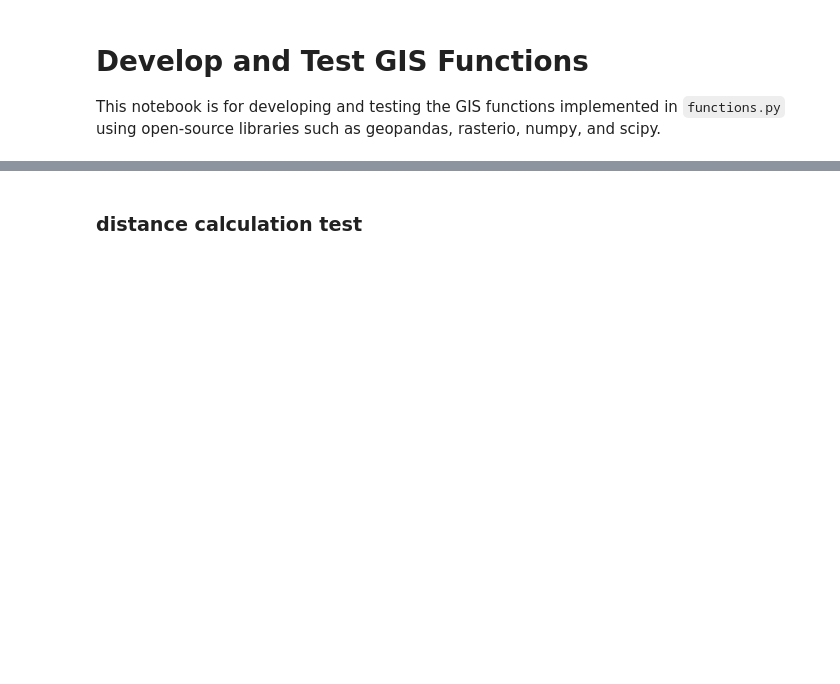
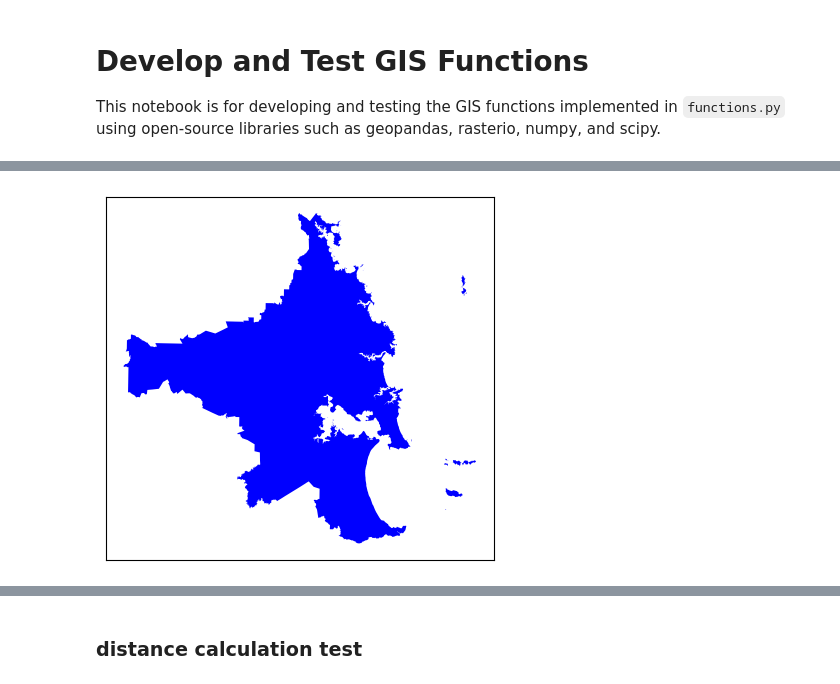
Before and after one commit to landyking/site-analyzer, a Jupyter notebook: experiments/gistest.ipynb, the cells around one changed output, grey strips where cells are left out. Drawn from its saved outputs; the diff is of its cells as text; code cells hidden in the pictures; blank space fills up the shorter version.

```diff
--- a/experiments/gistest.ipynb
+++ b/experiments/gistest.ipynb
@@ -47,10 +56,12 @@ print(tools.version)
 # %%
 # extract a specific district (e.g., '002') from the territorial authority shapefile
 input_shp=f'{root_dir}/test-data/statsnz-territorial-authority-2025-clipped-SHP/territorial-authority-2025-clipped.shp'
 output_shp=f'{root_dir}/output-data/district.shp'
 fs.RPL_Select_analysis(
     input_shp=input_shp,
     output_shp=output_shp,
-    conditions_expression=f"TA2025_V1_ == '001'"
+    conditions_expression=f"TA2025_V1_ == '002'"
 )
 tools.show_shapefile_plot(output_shp)
+# %% [output]
+[figure, added]
```
Also changed, not shown: parts of 16 cells of this notebook, 1 other file.
